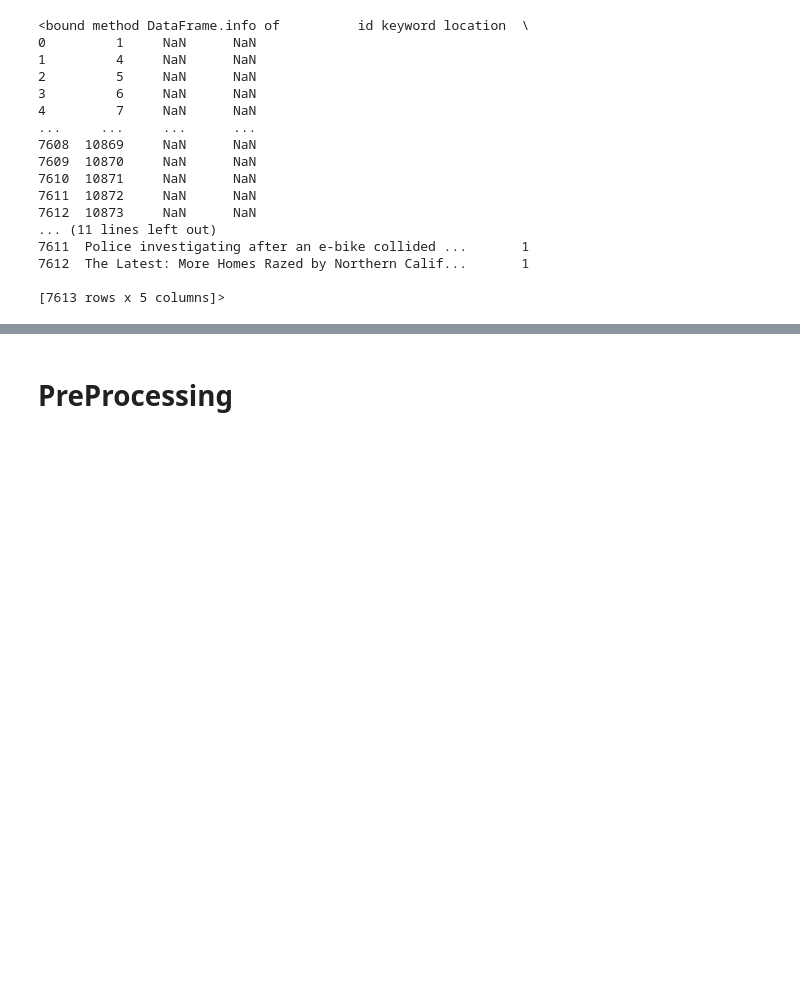
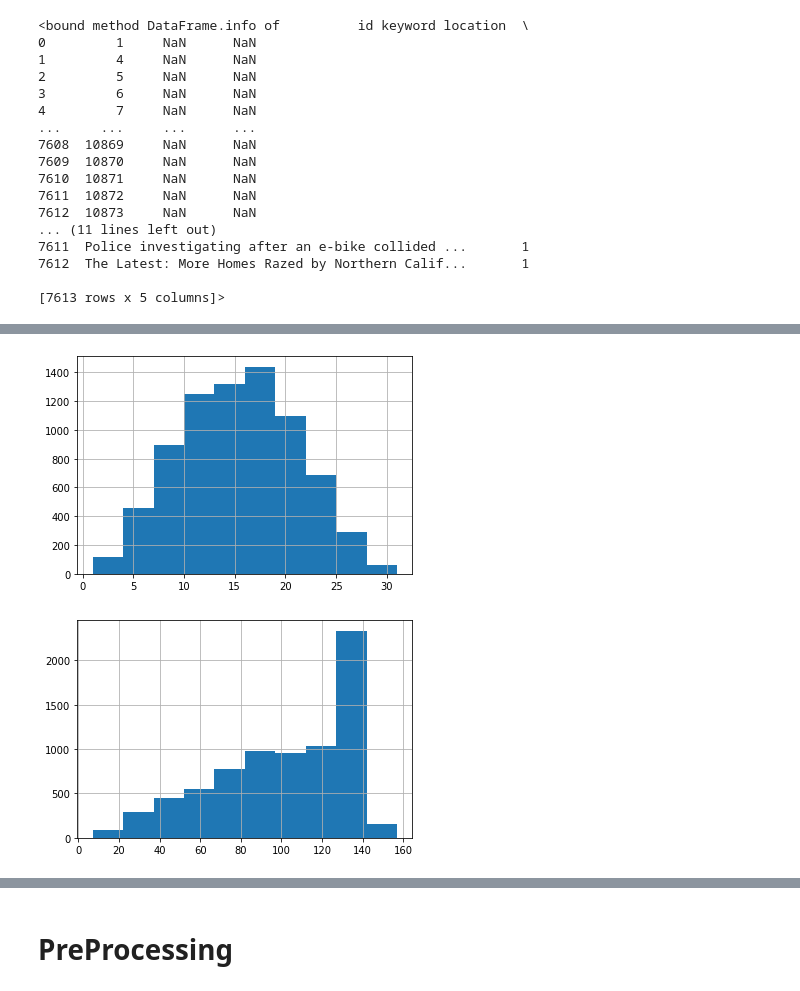
Before and after one commit to rorrostieta/disaster_tweets, a Jupyter notebook: tf-disaster-tweets.ipynb, the cells around one changed output, grey strips where cells are left out. Saved outputs shown, nothing was run; the diff lists cells and outputs as text; code cells hidden in the pictures; blank space fills up the shorter version.

```diff
--- a/tf-disaster-tweets.ipynb
+++ b/tf-disaster-tweets.ipynb
@@ -62,0 +66,8 @@ dtype: object
+# %%
+train_data['text'].str.split().map(len).hist()
+plt.show()
+train_data['text'].map(len).hist()
+plt.show()
+# %% [output]
+[figure, added]
+[figure, added]
```
Also changed, not shown: parts of 19 cells of this notebook.
